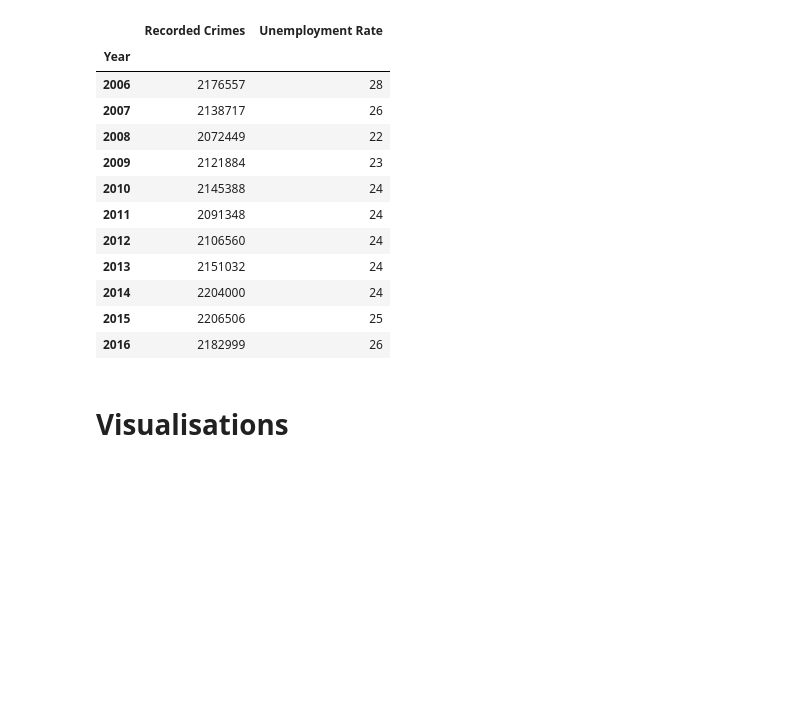
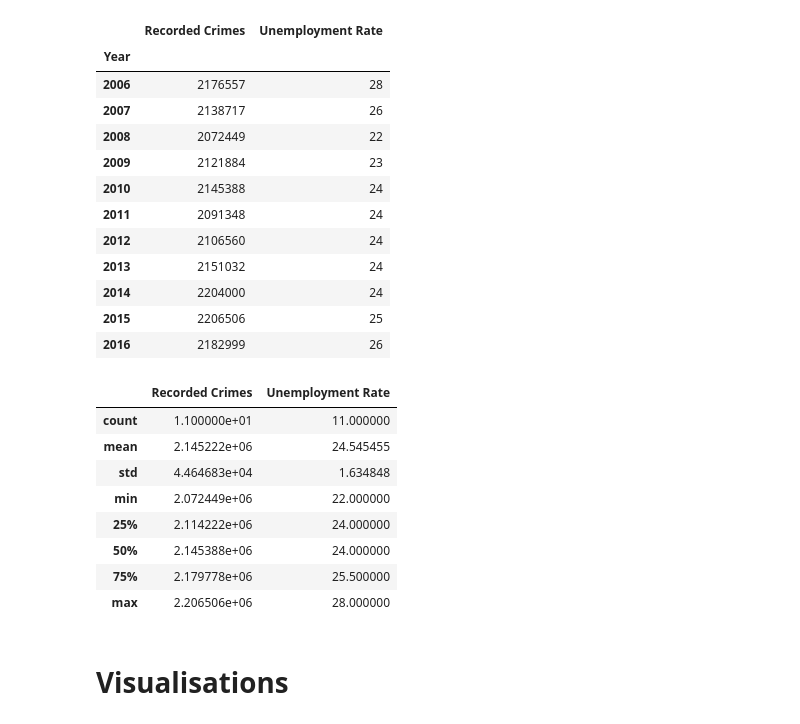
Before and after one commit to NigelGondo/Portfolio_Projects, a Jupyter notebook: Unemployment and Crime in South Africa (Regression).ipynb, the cells around one changed output. Saved outputs shown, nothing was run; the diff lists cells and outputs as text; code cells hidden in the pictures; blank space fills up the shorter version.

Commit message:
Add files via upload
update to unemployment project

```diff
--- a/Unemployment and Crime in South Africa (Regression).ipynb
+++ b/Unemployment and Crime in South Africa (Regression).ipynb
@@ -315,6 +315,19 @@ df_crime_unemployment
 | 2014 | 2204000 | 24 |
 | 2015 | 2206506 | 25 |
 | 2016 | 2182999 | 26 |
+# %%
+#Summary statistics
+df_crime_unemployment.describe()
+# %% [output]
+|  | Recorded Crimes | Unemployment Rate |
+| count | 1.100000e+01 | 11.000000 |
+| mean | 2.145222e+06 | 24.545455 |
+| std | 4.464683e+04 | 1.634848 |
+| min | 2.072449e+06 | 22.000000 |
+| 25% | 2.114222e+06 | 24.000000 |
+| 50% | 2.145388e+06 | 24.000000 |
+| 75% | 2.179778e+06 | 25.500000 |
+| max | 2.206506e+06 | 28.000000 |
 # %% [markdown]
 # Visualisations
 # %%
```
Also changed, not shown: parts of 12 cells of this notebook.
